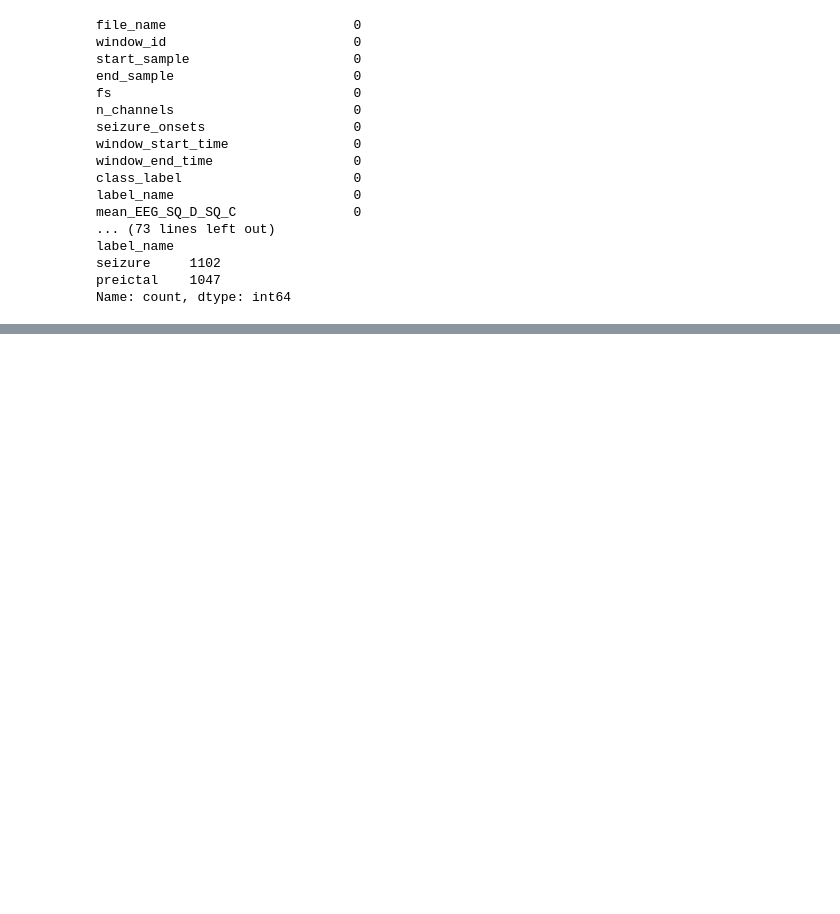
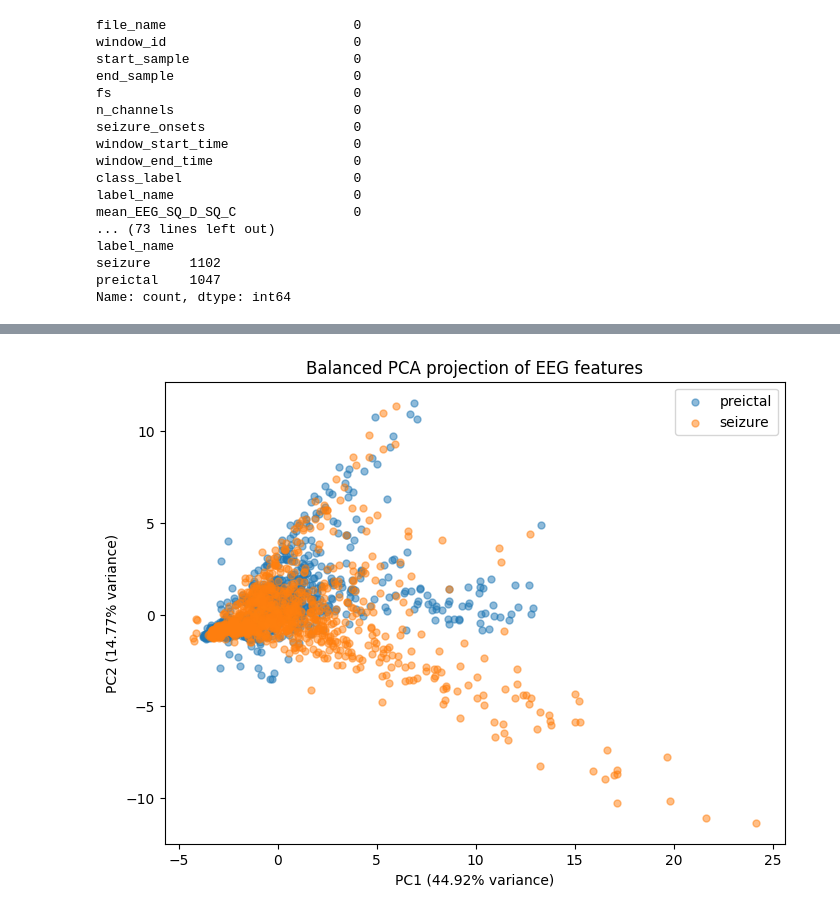
Before and after one commit to tomas0899/FoundationModel_EEG_Dissertation, a Jupyter notebook: EEG_data_vis/code/Try3_feature_eng_ICTALvsPreictal.ipynb, the cells around one changed output, grey strips where cells are left out. Cells and saved outputs as stored; diff of their text form; code cells hidden in the pictures; blank space fills up the shorter version.

```diff
--- a/EEG_data_vis/code/Try3_feature_eng_ICTALvsPreictal.ipynb
+++ b/EEG_data_vis/code/Try3_feature_eng_ICTALvsPreictal.ipynb
@@ -1031,0 +1682,21 @@ df_features.to_pickle("df_features.pkl")
+# %%
+plt.figure(figsize=(8, 6))
+
+for label in sorted(y_bal.unique()):
+    mask = y_bal == label
+    label_text = y_name_bal[mask].iloc[0]
+    plt.scatter(
+        X_bal_pca[mask, 0],
+        X_bal_pca[mask, 1],
+        alpha=0.5,
+        s=25,
+        label=label_text
+    )
+
+plt.xlabel(f"PC1 ({pca_bal.explained_variance_ratio_[0]*100:.2f}% variance)")
+plt.ylabel(f"PC2 ({pca_bal.explained_variance_ratio_[1]*100:.2f}% variance)")
+plt.title("Balanced PCA projection of EEG features")
+plt.legend()
+plt.show()
+# %% [output]
+[figure, added]
```
Also changed, not shown: parts of 45 cells of this notebook.
